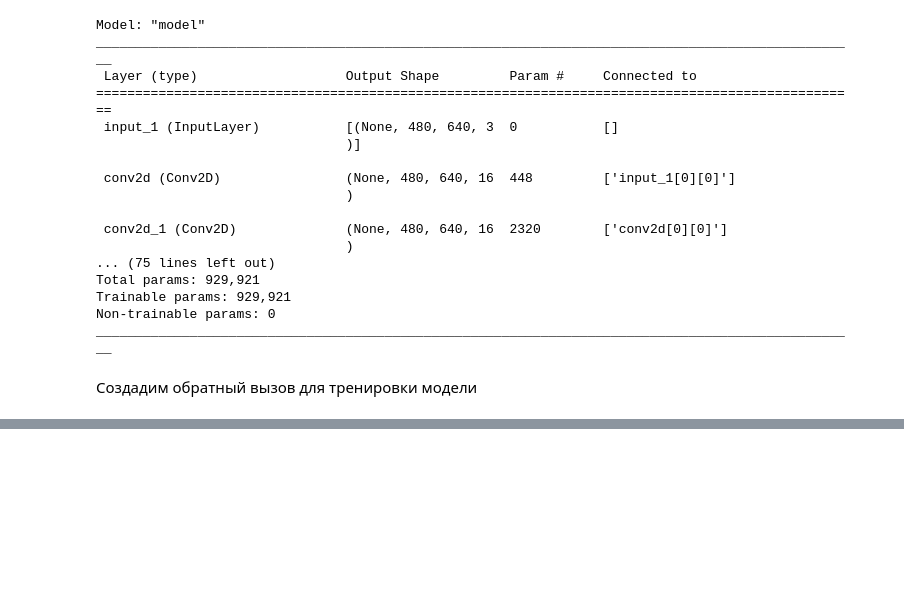
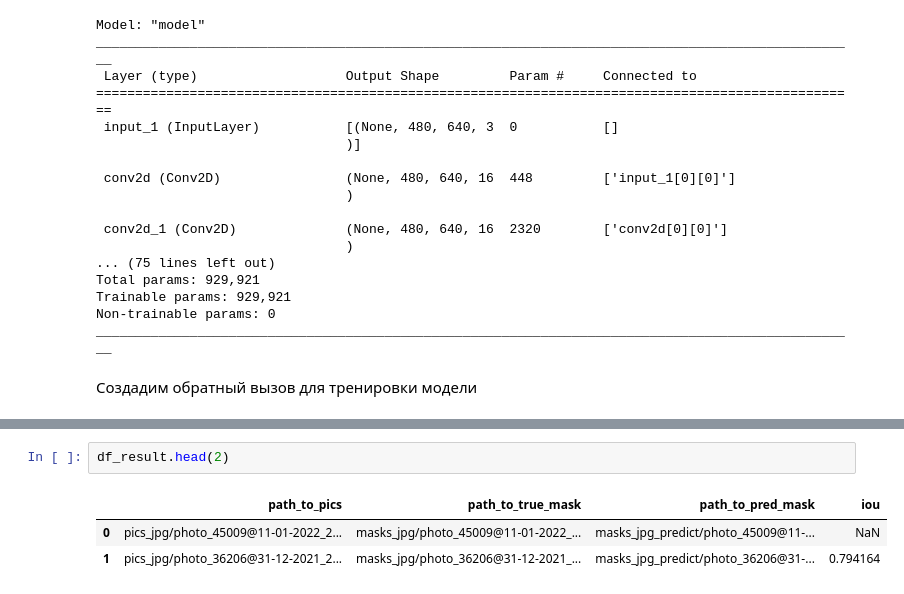
Before and after one commit to Nickolay-A/PlateRecognition, a Jupyter notebook: PlateDetection.ipynb, the cells around one changed output, grey strips where cells are left out. Saved outputs shown, nothing was run; the diff lists cells and outputs as text; blank space fills up the shorter version.

```diff
--- a/PlateDetection.ipynb
+++ b/PlateDetection.ipynb
@@ -373,0 +465,6 @@ Epoch 77/200
+# %%
+df_result.head(2)
+# %% [output]
+|  | path_to_pics | path_to_true_mask | path_to_pred_mask | iou |
+| 0 | pics_jpg/photo_45009@11-01-2022_2... | masks_jpg/photo_45009@11-01-2022_... | masks_jpg_predict/photo_45009@11-... | NaN |
+| 1 | pics_jpg/photo_36206@31-12-2021_2... | masks_jpg/photo_36206@31-12-2021_... | masks_jpg_predict/photo_36206@31-... | 0.794164 |
```
Also changed, not shown: parts of 11 cells of this notebook, 1 other file.
